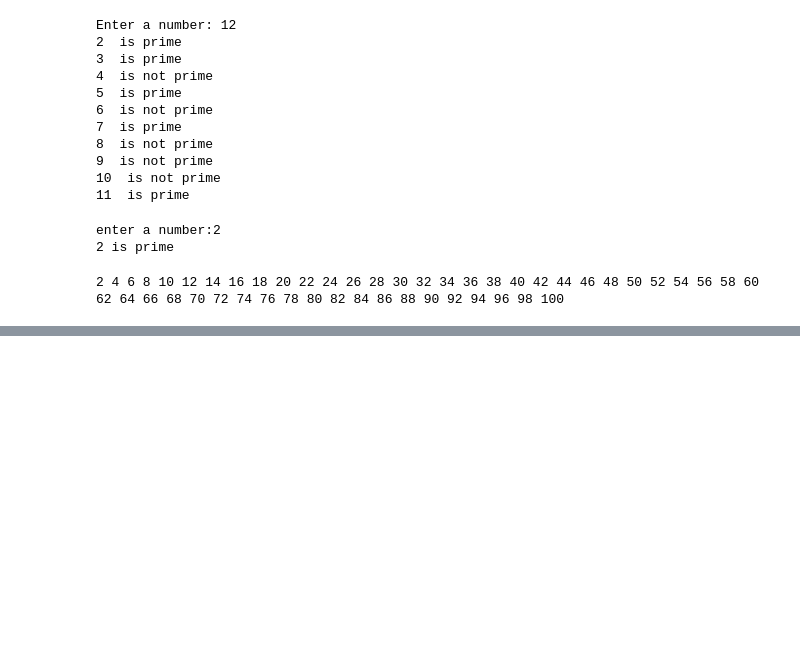
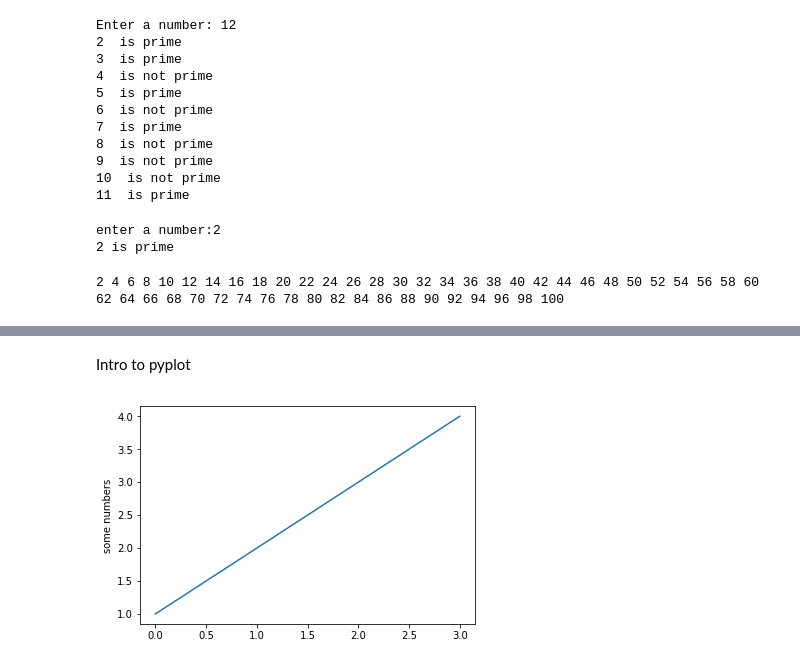
Before and after one commit to 1cg16is044/internship, a Jupyter notebook: linear_algebra.ipynb, the cells around one changed output, grey strips where cells are left out. Cells and saved outputs as stored; diff of their text form; code cells hidden in the pictures; blank space fills up the shorter version.

```diff
--- a/linear_algebra.ipynb
+++ b/linear_algebra.ipynb
@@ -198,0 +224,9 @@ for nume in range(start,end+1):
+# %% [markdown]
+Intro to pyplot
+# %%
+import matplotlib.pyplot as plt
+plt.plot([1, 2, 3, 4])
+plt.ylabel('some numbers')
+plt.show()
+# %% [output]
+[figure, added]
```
Also changed, not shown: parts of 51 cells of this notebook.
